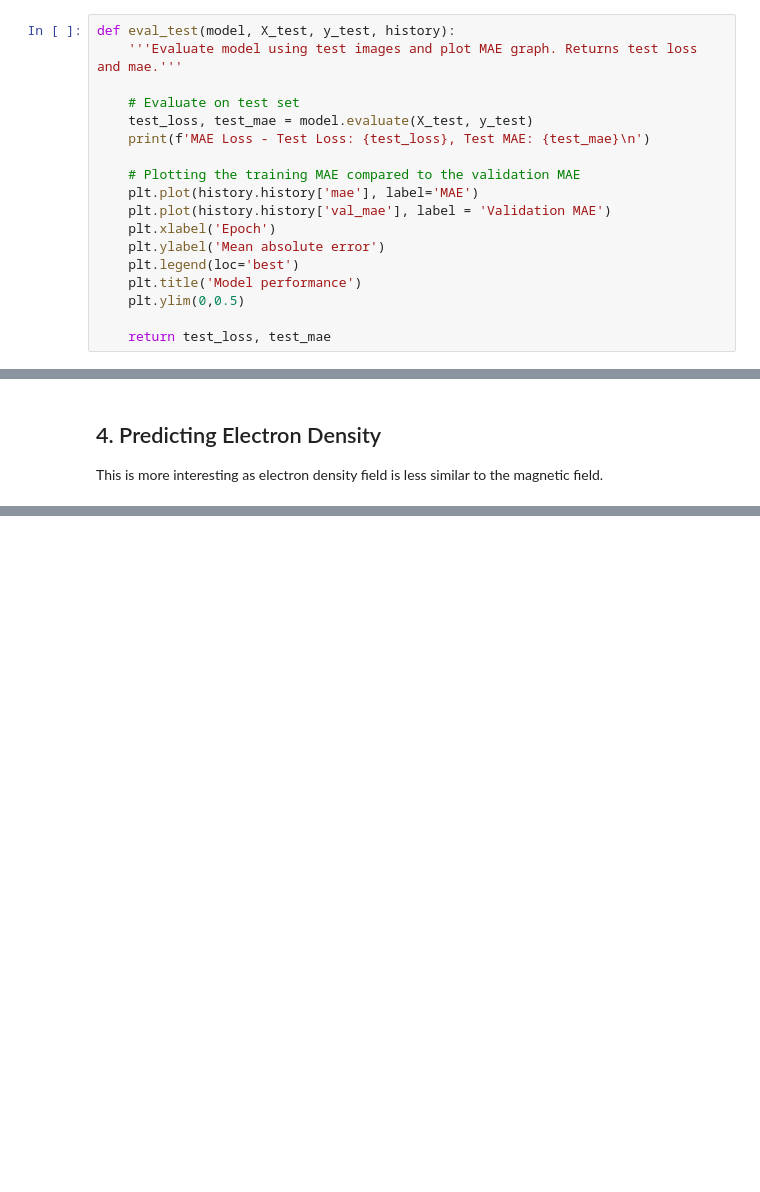
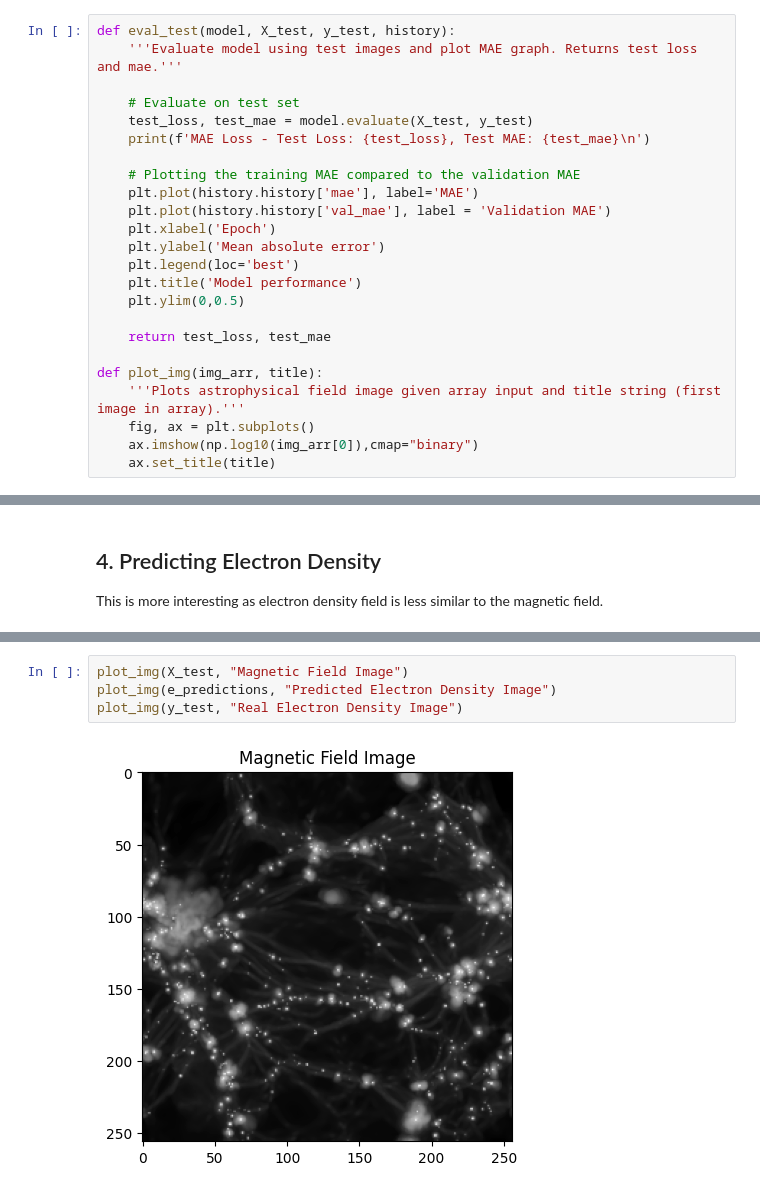
Before and after one commit to X-WasHere/Cosmological-Parameter-Inference, a Jupyter notebook: Generative_Model.ipynb, the cells around one changed output, grey strips where cells are left out. Drawn from its saved outputs; the diff is of its cells as text; blank space fills up the shorter version.

```diff
--- a/Generative_Model.ipynb
+++ b/Generative_Model.ipynb
@@ -267,6 +267,12 @@ def eval_test(model, X_test, y_test, history):
     plt.ylim(0,0.5)
 
     return test_loss, test_mae
+
+def plot_img(img_arr, title):
+    '''Plots astrophysical field image given array input and title string (first image in array).'''
+    fig, ax = plt.subplots()
+    ax.imshow(np.log10(img_arr[0]),cmap="binary")
+    ax.set_title(title)
 # %%
 # Load image data
 t_images = tMap.img_map
@@ -358,0 +404,6 @@ This is more interesting as electron density field is less similar to the magnet
+# %%
+plot_img(X_test, "Magnetic Field Image")
+plot_img(e_predictions, "Predicted Electron Density Image")
+plot_img(y_test, "Real Electron Density Image")
+# %% [output]
+[figure, added]
```
Also changed, not shown: parts of 10 cells of this notebook.
